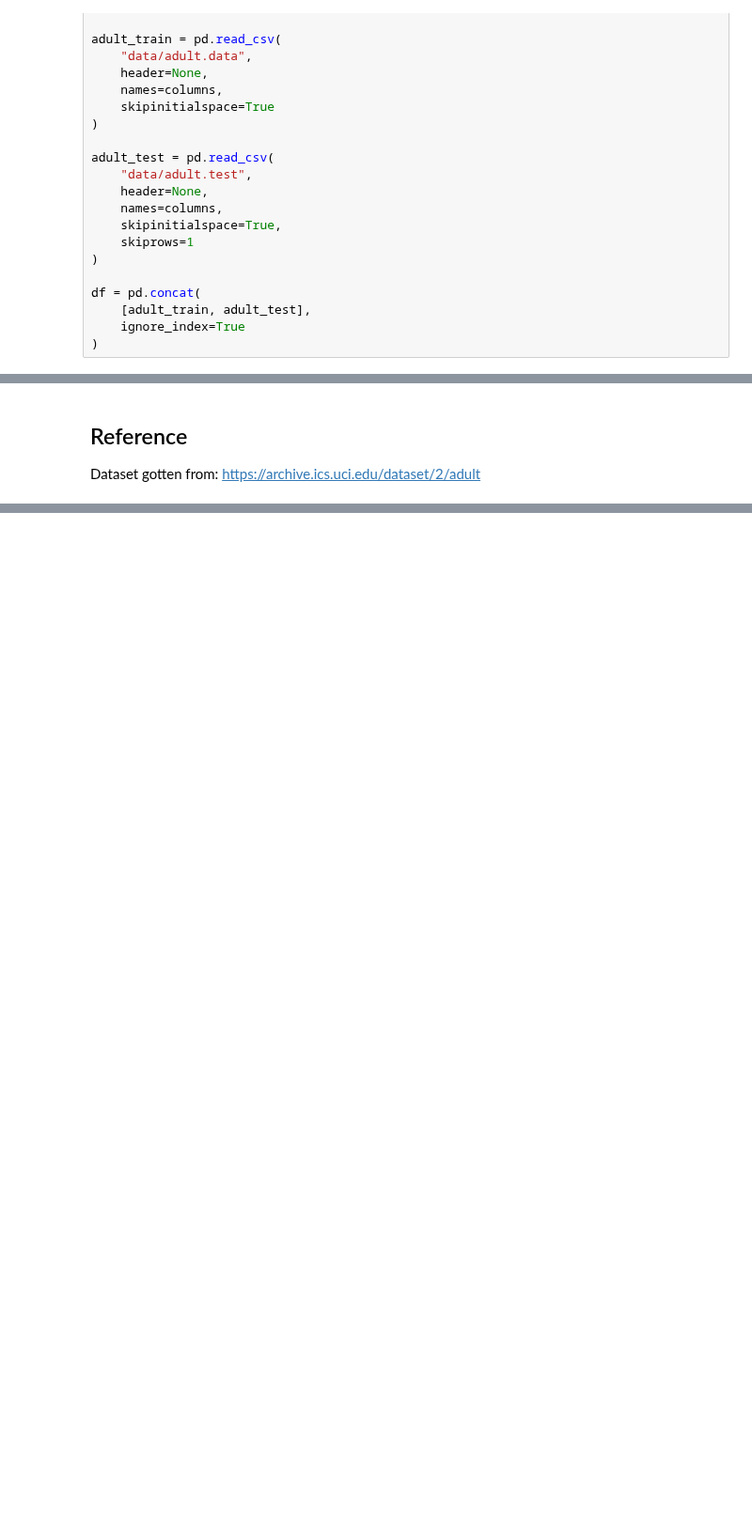
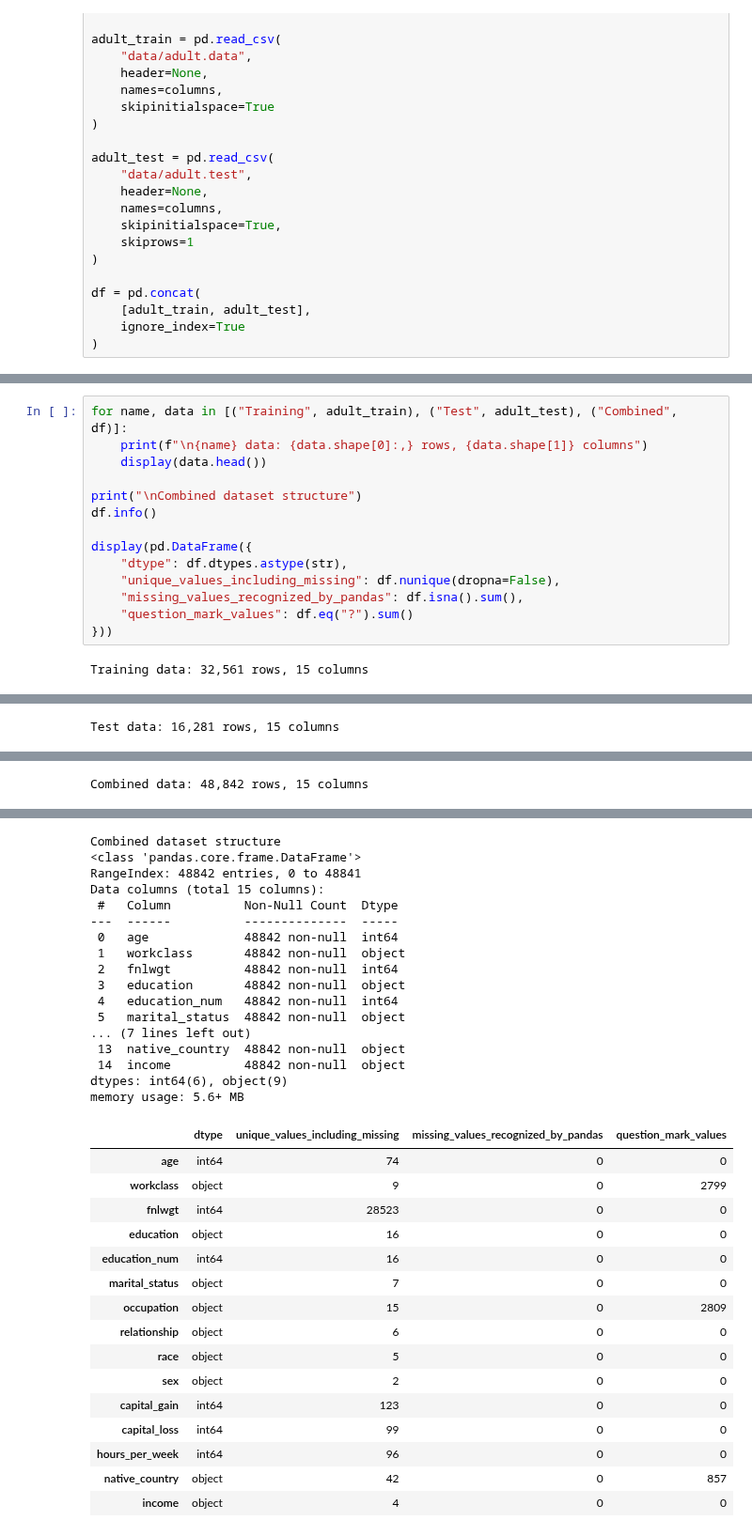
Before and after one commit to jessicabrinegar/data-mining-project, a Jupyter notebook: Phase3_EDA_Brinegar.ipynb, the cells around one changed output, grey strips where cells are left out. Shown at 94% size. Drawn from its saved outputs; the diff is of its cells as text; blank space fills up the shorter version.

Commit message:
Add initial Adult dataset inspection and EDA findings

```diff
--- a/Phase3_EDA_Brinegar.ipynb
+++ b/Phase3_EDA_Brinegar.ipynb
@@ -52,3 +107,16 @@ Dataset shape: (48842, 15)
-# %% [markdown]
-## Reference
-Dataset gotten from: https://archive.ics.uci.edu/dataset/2/adult
+# %%
+for name, data in [("Training", adult_train), ("Test", adult_test), ("Combined", df)]:
+    print(f"\n{name} data: {data.shape[0]:,} rows, {data.shape[1]} columns")
+    display(data.head())
+
+print("\nCombined dataset structure")
+df.info()
+
+display(pd.DataFrame({
+    "dtype": df.dtypes.astype(str),
+    "unique_values_including_missing": df.nunique(dropna=False),
+    "missing_values_recognized_by_pandas": df.isna().sum(),
+    "question_mark_values": df.eq("?").sum()
+}))
+# %% [output]
+Training data: 32,561 rows, 15 columns
@@ -54,0 +129 @@ Dataset gotten from: https://archive.ics.uci.edu/dataset/2/adult
+Test data: 16,281 rows, 15 columns
@@ -54,0 +136 @@ Dataset gotten from: https://archive.ics.uci.edu/dataset/2/adult
+Combined data: 48,842 rows, 15 columns
@@ -54,0 +143,33 @@ Dataset gotten from: https://archive.ics.uci.edu/dataset/2/adult
+Combined dataset structure
+<class 'pandas.core.frame.DataFrame'>
+RangeIndex: 48842 entries, 0 to 48841
+Data columns (total 15 columns):
+ #   Column          Non-Null Count  Dtype
+---  ------          --------------  -----
+ 0   age             48842 non-null  int64
+ 1   workclass       48842 non-null  object
+ 2   fnlwgt          48842 non-null  int64
+ 3   education       48842 non-null  object
+ 4   education_num   48842 non-null  int64
+ 5   marital_status  48842 non-null  object
+... (7 lines left out)
+ 13  native_country  48842 non-null  object
+ 14  income          48842 non-null  object
+dtypes: int64(6), object(9)
+memory usage: 5.6+ MB
+|  | dtype | unique_values_including_missing | missing_values_recognized_by_pandas | question_mark_values |
+| age | int64 | 74 | 0 | 0 |
+| workclass | object | 9 | 0 | 2799 |
+| fnlwgt | int64 | 28523 | 0 | 0 |
+| education | object | 16 | 0 | 0 |
+| education_num | int64 | 16 | 0 | 0 |
+| marital_status | object | 7 | 0 | 0 |
+| occupation | object | 15 | 0 | 2809 |
+| relationship | object | 6 | 0 | 0 |
+| race | object | 5 | 0 | 0 |
+| sex | object | 2 | 0 | 0 |
+| capital_gain | int64 | 123 | 0 | 0 |
+| capital_loss | int64 | 99 | 0 | 0 |
+| hours_per_week | int64 | 96 | 0 | 0 |
+| native_country | object | 42 | 0 | 857 |
+| income | object | 4 | 0 | 0 |
```
Also changed, not shown: parts of 9 cells of this notebook, 1 other file.
